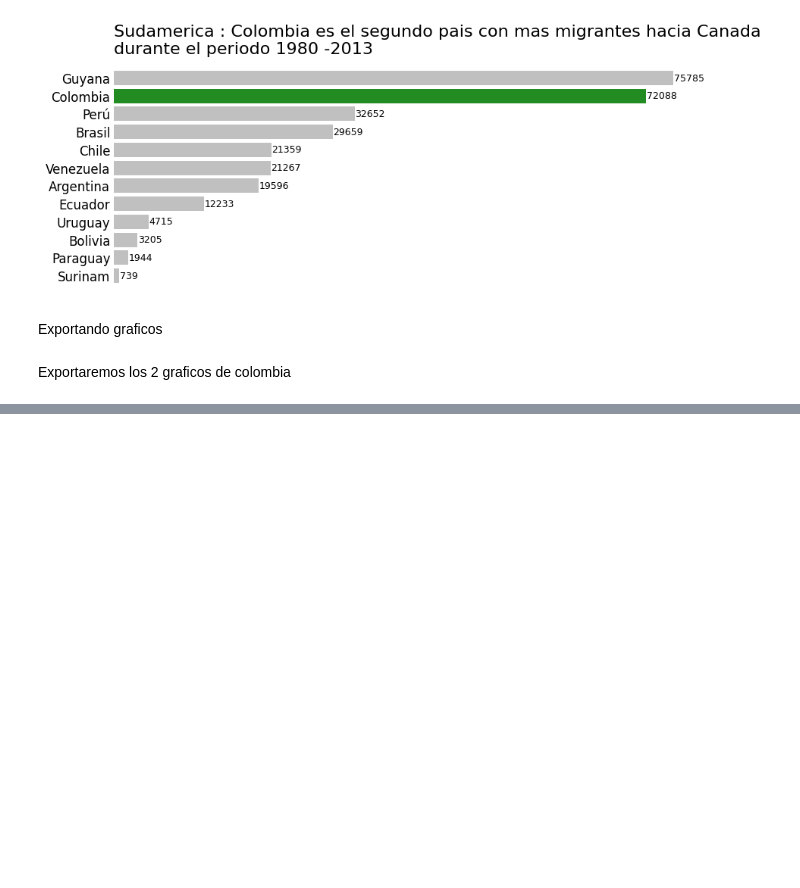
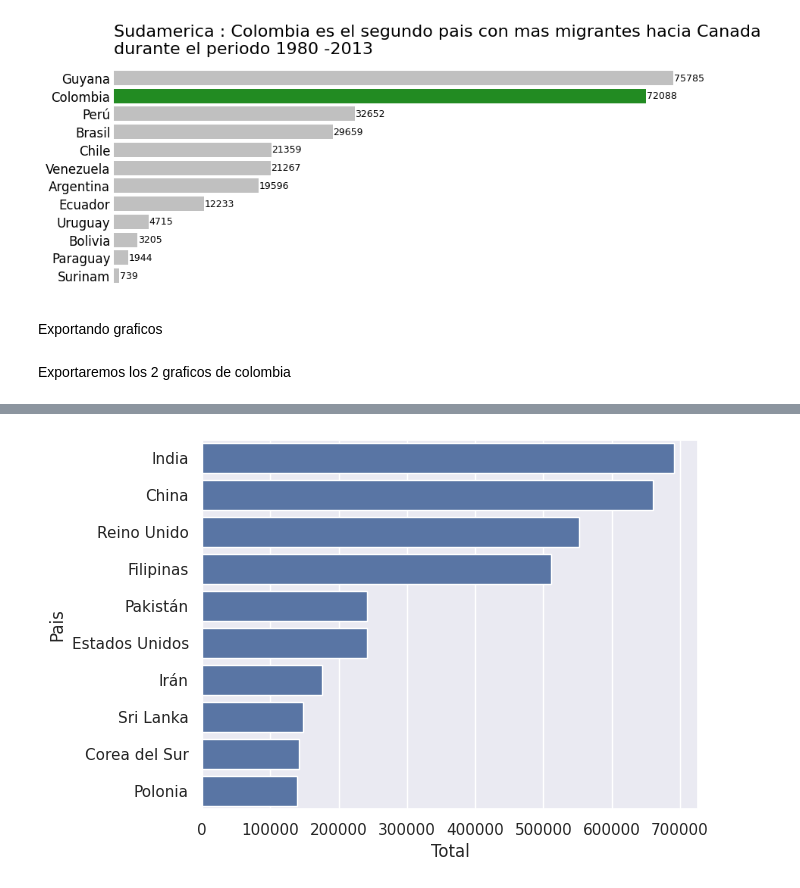
Before and after one commit to Basurero2/Visualizaci0n-de-datos-creando-graficos-con-bibliotecas-de-Python, a Jupyter notebook: Visualización_de_datos_creando_gráficos_con_bibliotecas_de_Python.ipynb, the cells around one changed output, grey strips where cells are left out. Saved outputs shown, nothing was run; the diff lists cells and outputs as text; code cells hidden in the pictures; blank space fills up the shorter version.

```diff
--- a/Visualización_de_datos_creando_gráficos_con_bibliotecas_de_Python.ipynb
+++ b/Visualización_de_datos_creando_gráficos_con_bibliotecas_de_Python.ipynb
@@ -1009,0 +1190,4 @@ plt.show()     #mostramos la grafica ya con los datos
+# %%
+sns.set_theme()   #aplica tema por defecto de seaborn a las graficas
+                  #seaborn esta construido en Matplotlib, si no lo pones, tendra diseño de Matplotlib
+                  #puedes poner un tema especifico : es mas completo que set_tyle()
@@ -1009,0 +1211,3 @@ plt.show()     #mostramos la grafica ya con los datos
+# %%
+top_10 = df.sort_values("Total", ascending=False).head(10) #guardamos 10 registros con mas inmigrantes
+top_10
@@ -1009,0 +1228,8 @@ plt.show()     #mostramos la grafica ya con los datos
+# %%
+sns.barplot(data=top_10, x="Total", y="Pais")
+# data : dataframe de donde sacara datos
+# x : valores eje x
+# y : valores eje y
+plt.show()
+# %% [output]
+[figure, added]
```
Also changed, not shown: parts of 82 cells of this notebook.
